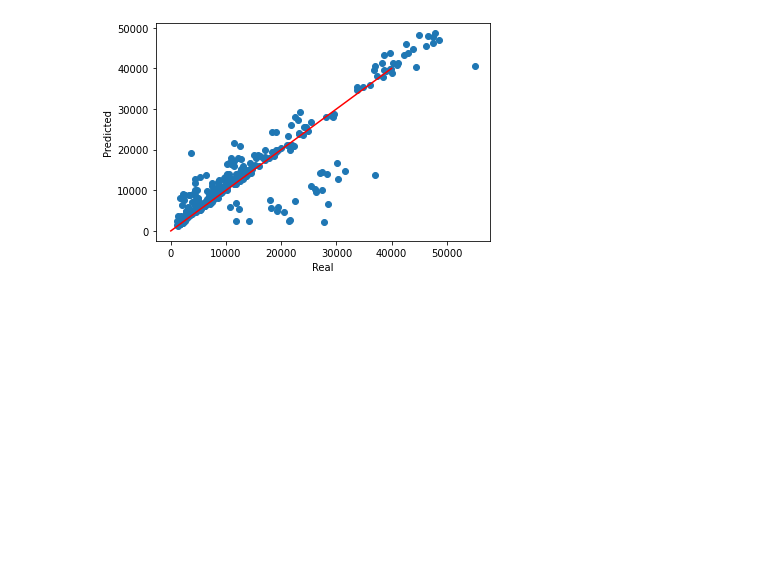
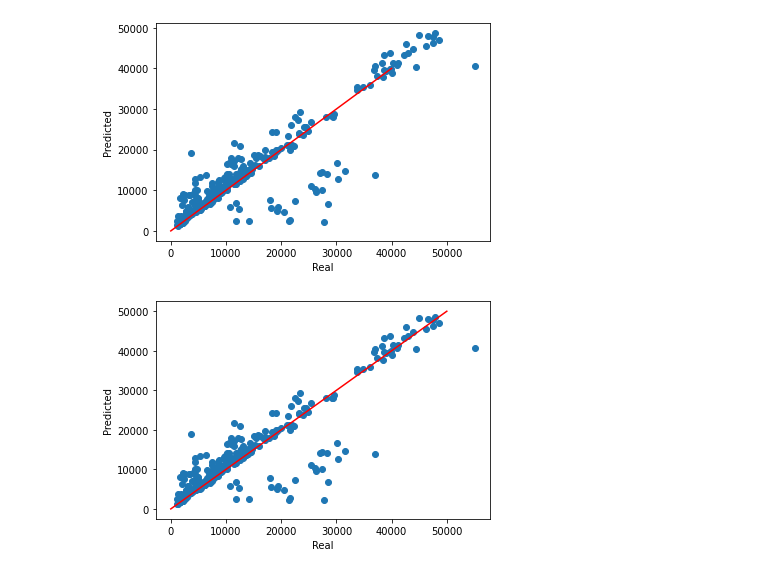
Before and after one commit to xalejandrow/4geeks-Metrics-Assumptions-Template, a Jupyter notebook: src/Metrics_Assumptions_Template.ipynb, the cells around one changed output. Cells and saved outputs as stored; diff of their text form; code cells hidden in the pictures; blank space fills up the shorter version.

```diff
--- a/src/Metrics_Assumptions_Template.ipynb
+++ b/src/Metrics_Assumptions_Template.ipynb
@@ -434,5 +434,13 @@ plt.ylabel('Predicted')
 plt.show()
 # %% [output]
 [figure]
+# %%
+plt.scatter(x=y_test, y=y_pred)
+plt.plot([0, 50000],[0, 50000], color='Red')
+plt.xlabel('Real')
+plt.ylabel('Predicted')
+plt.show()
+# %% [output]
+[figure, added]
 # %%
 # Step 4. Write up your conclusions
```
